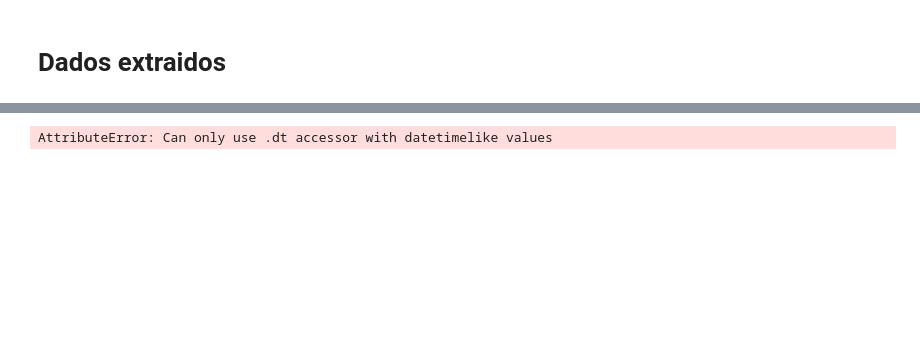
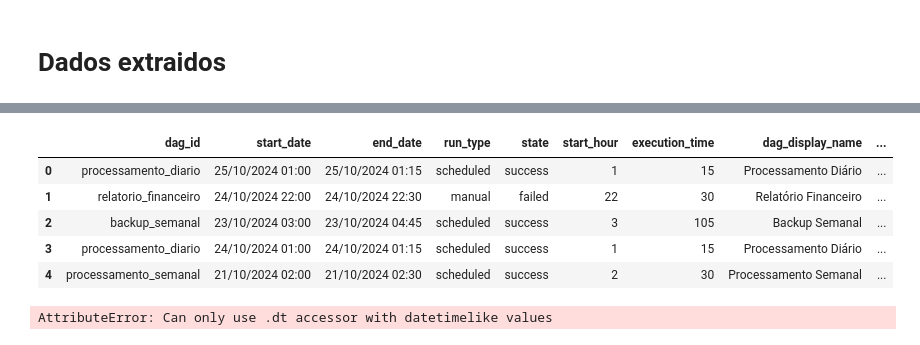
Before and after one commit to gabe-martins/gam-airflow-project, a Jupyter notebook: monitoria/Tratativas Dataframe.ipynb, the cells around one changed output, grey strips where cells are left out. Cells and saved outputs as stored; diff of their text form; code cells hidden in the pictures; blank space fills up the shorter version.

```diff
--- a/monitoria/Tratativas Dataframe.ipynb
+++ b/monitoria/Tratativas Dataframe.ipynb
@@ -119,3 +113,13 @@ df.head()
+# %%
+df = pd.read_json('./airflow_data.json')
+df.head()
+# %% [output]
+|  | dag_id | start_date | end_date | run_type | state | start_hour | execution_time | dag_display_name | ... |
+| 0 | processamento_diario | 25/10/2024 01:00 | 25/10/2024 01:15 | scheduled | success | 1 | 15 | Processamento Diário | ... |
+| 1 | relatorio_financeiro | 24/10/2024 22:00 | 24/10/2024 22:30 | manual | failed | 22 | 30 | Relatório Financeiro | ... |
+| 2 | backup_semanal | 23/10/2024 03:00 | 23/10/2024 04:45 | scheduled | success | 3 | 105 | Backup Semanal | ... |
+| 3 | processamento_diario | 24/10/2024 01:00 | 24/10/2024 01:15 | scheduled | success | 1 | 15 | Processamento Diário | ... |
+| 4 | processamento_semanal | 21/10/2024 02:00 | 21/10/2024 02:30 | scheduled | success | 2 | 30 | Processamento Semanal | ... |
 # %%
 df['hora'] = df['start_date'].dt.hour
 df['hora_arredondada'] = df['data_hora'].dt.round('H')
```
Also changed, not shown: parts of 4 cells of this notebook, 7 other files.
